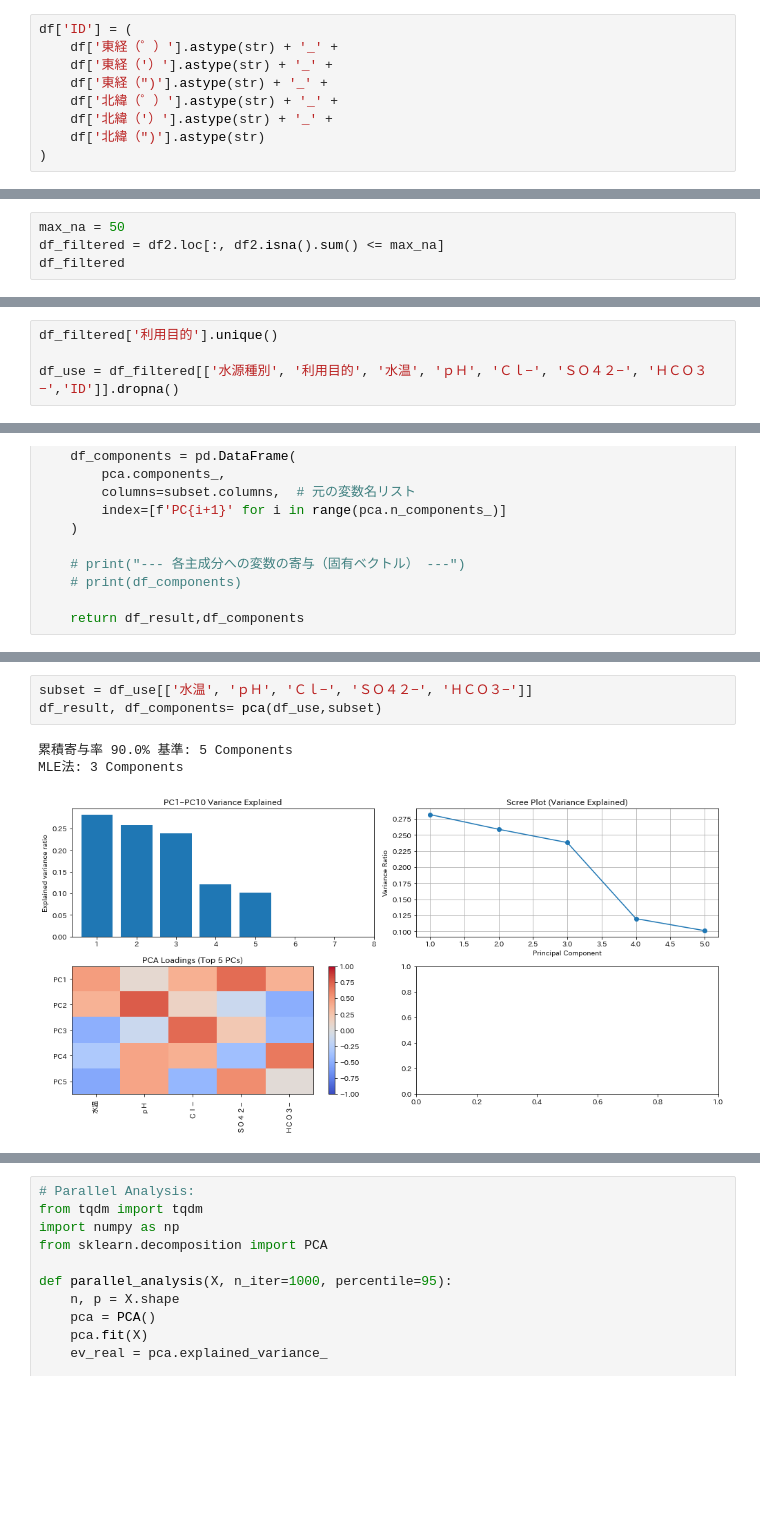
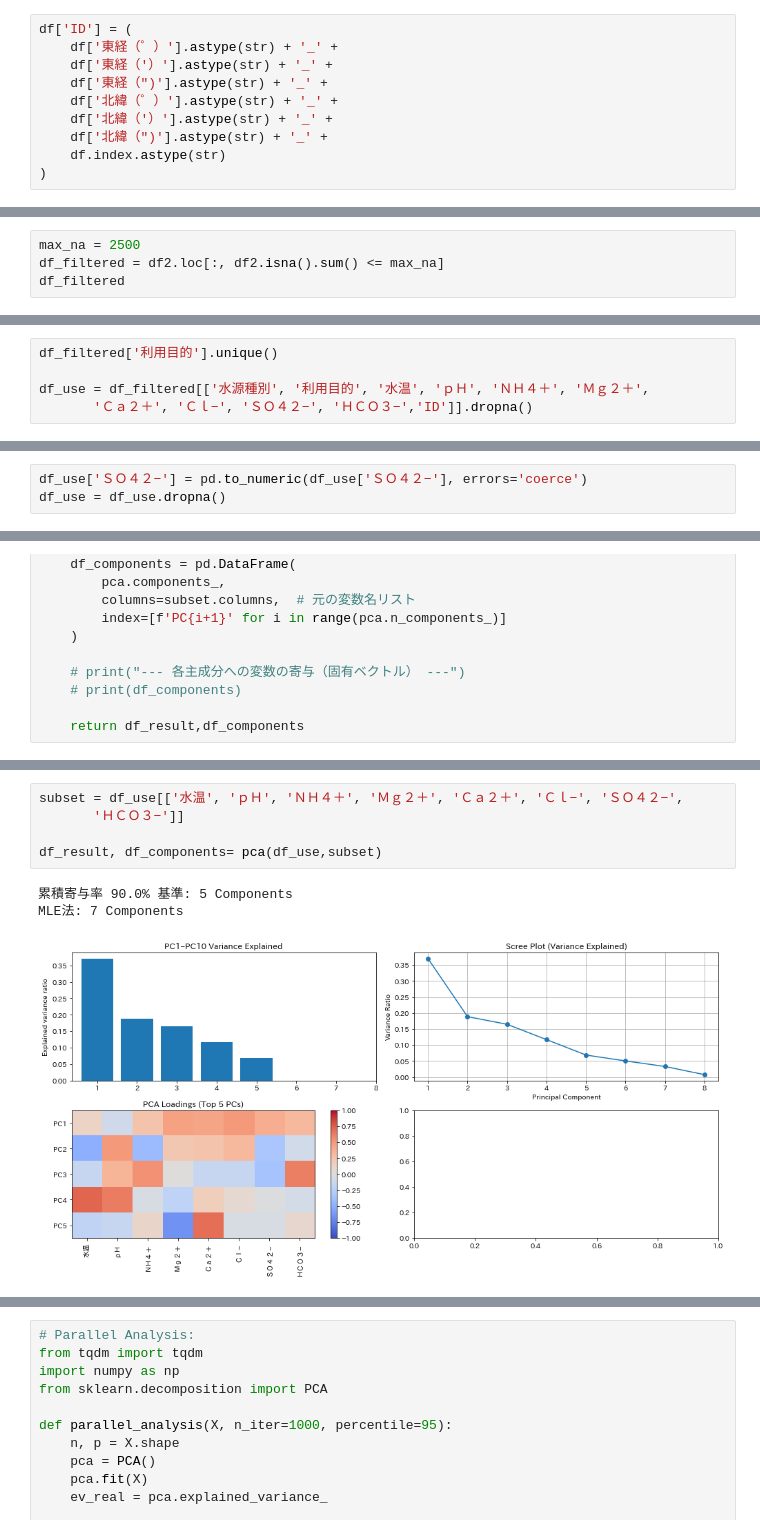
Before and after one commit to Kazuki-Yoshizawa7/Kazuki_module, a Jupyter notebook: Hobby/Onsen/00_onsen.ipynb, the cells around one changed output, grey strips where cells are left out. Saved outputs shown, nothing was run; the diff lists cells and outputs as text; blank space fills up the shorter version.

```diff
--- a/Hobby/Onsen/00_onsen.ipynb
+++ b/Hobby/Onsen/00_onsen.ipynb
@@ -44,5 +69,6 @@ df['ID'] = (
     df['東経（″)'].astype(str) + '_' +
     df['北緯（゜）'].astype(str) + '_' +
     df['北緯（′）'].astype(str) + '_' +
-    df['北緯（″)'].astype(str)
+    df['北緯（″)'].astype(str) + '_' +
+    df.index.astype(str)
 )
@@ -87,5 +158,5 @@ Length: 86, dtype: int64
 # %%
-max_na = 50
+max_na = 2500
 df_filtered = df2.loc[:, df2.isna().sum() <= max_na]
 df_filtered
 # %% [output]
@@ -111,7 +183,8 @@ Index(['都道府県名', '所在地', '東経（゜）', '東経（′）', '
 # %%
 df_filtered['利用目的'].unique()
 
-df_use = df_filtered[['水源種別', '利用目的', '水温', 'ｐＨ', 'Ｃｌ−', 'ＳＯ４２−', 'ＨＣＯ３−','ID']].dropna()
+df_use = df_filtered[['水源種別', '利用目的', '水温', 'ｐＨ', 'ＮＨ４＋', 'Ｍｇ２＋',
+       'Ｃａ２＋', 'Ｃｌ−', 'ＳＯ４２−', 'ＨＣＯ３−','ID']].dropna()
 # %%
 len(df_use)
 # %% [output]
@@ -140,0 +236,3 @@ plt.show()
+# %%
+df_use['ＳＯ４２−'] = pd.to_numeric(df_use['ＳＯ４２−'], errors='coerce')
+df_use = df_use.dropna()
@@ -285,8 +417,10 @@ Index(['水源種別', '利用目的', '水温', 'ｐＨ', 'Ｃｌ−', 'ＳＯ
 # %%
-subset = df_use[['水温', 'ｐＨ', 'Ｃｌ−', 'ＳＯ４２−', 'ＨＣＯ３−']]
+subset = df_use[['水温', 'ｐＨ', 'ＮＨ４＋', 'Ｍｇ２＋', 'Ｃａ２＋', 'Ｃｌ−', 'ＳＯ４２−',
+       'ＨＣＯ３−']]
+
 df_result, df_components= pca(df_use,subset)
 # %% [output]
 累積寄与率 90.0% 基準: 5 Components
-MLE法: 3 Components
+MLE法: 7 Components
-[figure, old version]
+[figure, new version]
 --- 結果の上位5行 ---
```
Also changed, not shown: parts of 40 cells of this notebook, 8 other files.
